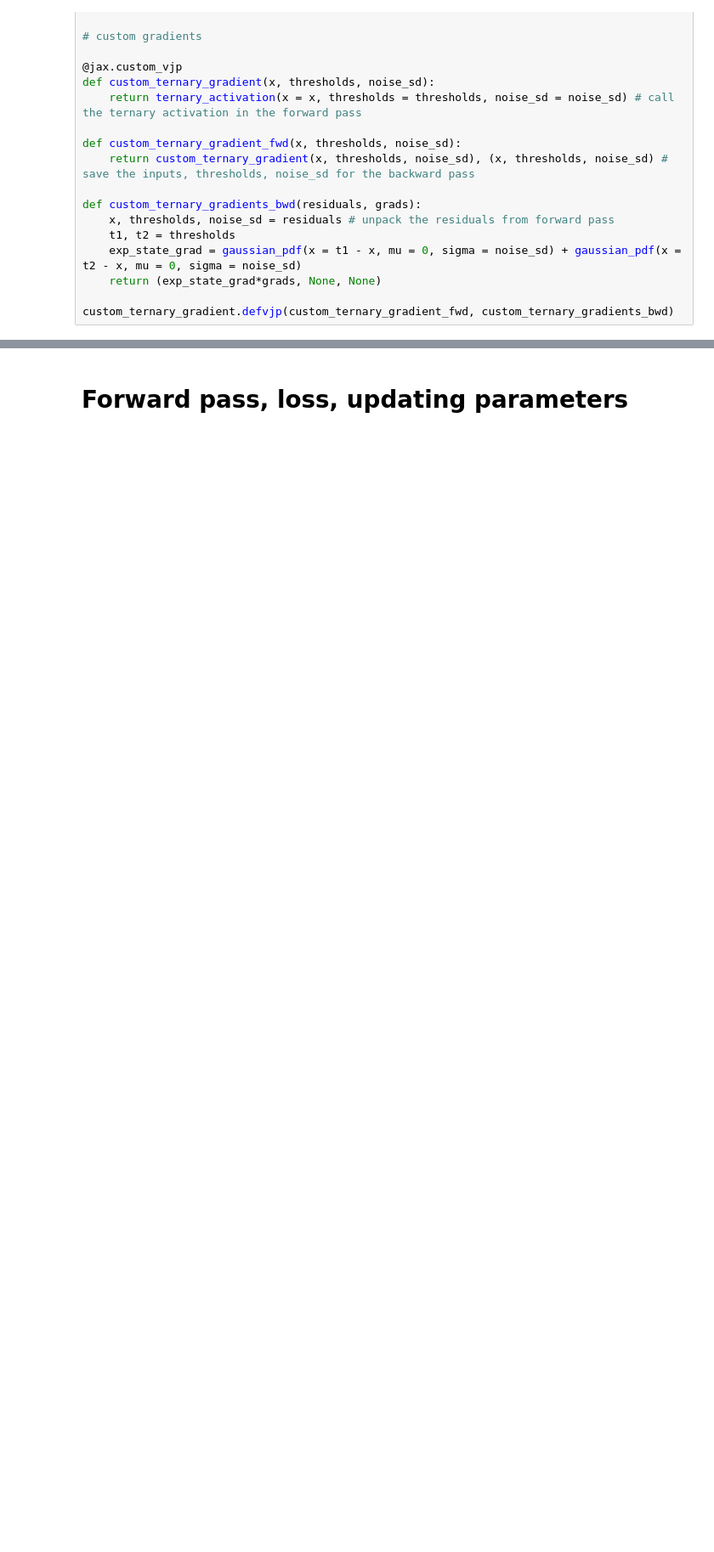
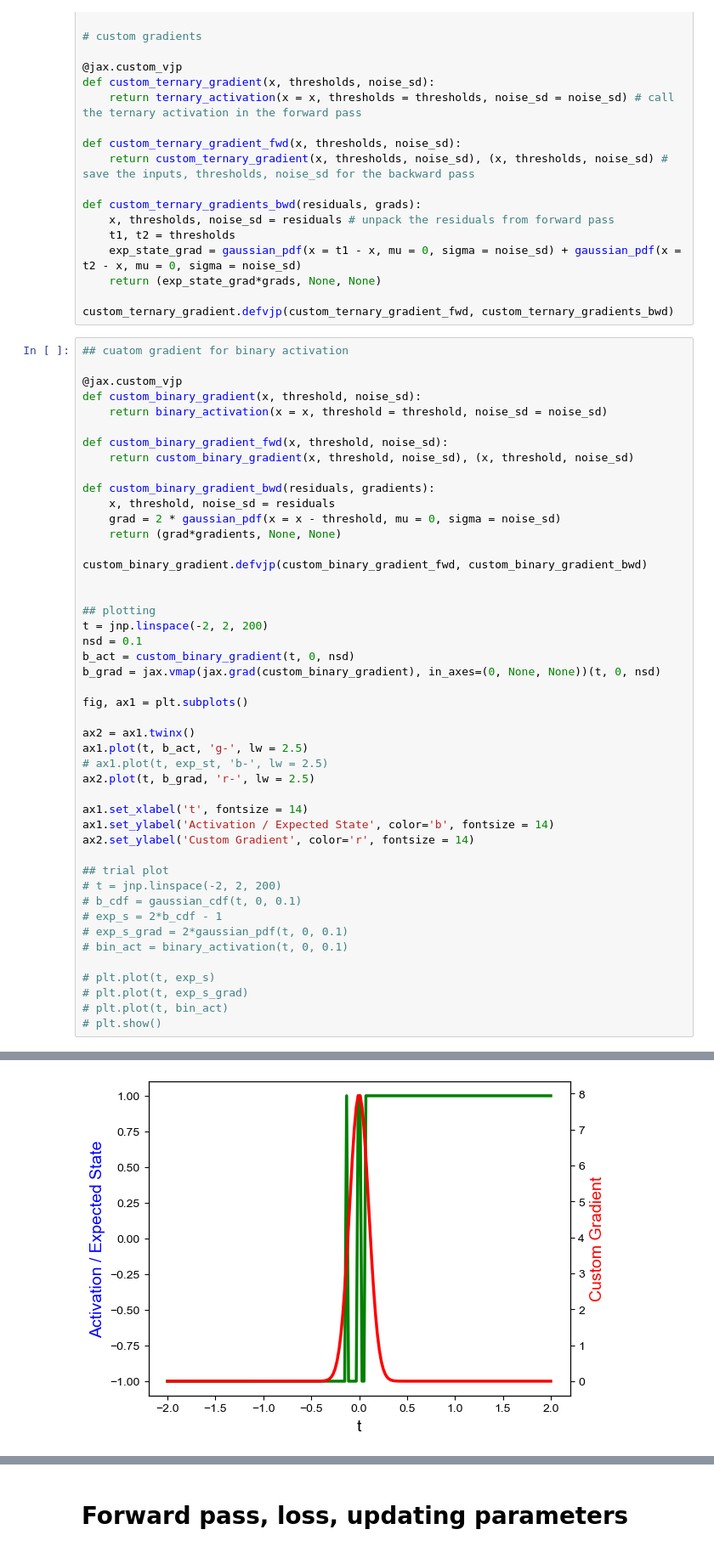
Before and after one commit to Integrated-Systems-Neuroengineering/scrramble, a Jupyter notebook: Notebooks/trident_v1.ipynb, the cells around one changed output, grey strips where cells are left out. Shown: that part at 85% size. Drawn from its saved outputs; the diff is of its cells as text; blank space fills up the shorter version.

```diff
--- a/Notebooks/trident_v1.ipynb
+++ b/Notebooks/trident_v1.ipynb
@@ -129,3 +129,50 @@ def custom_ternary_gradients_bwd(residuals, grads):
     return (exp_state_grad*grads, None, None)
 
 custom_ternary_gradient.defvjp(custom_ternary_gradient_fwd, custom_ternary_gradients_bwd)
+# %%
+## cuatom gradient for binary activation
+
+@jax.custom_vjp
+def custom_binary_gradient(x, threshold, noise_sd):
+    return binary_activation(x = x, threshold = threshold, noise_sd = noise_sd)
+
+def custom_binary_gradient_fwd(x, threshold, noise_sd):
+    return custom_binary_gradient(x, threshold, noise_sd), (x, threshold, noise_sd)
+
+def custom_binary_gradient_bwd(residuals, gradients):
+    x, threshold, noise_sd = residuals
+    grad = 2 * gaussian_pdf(x = x - threshold, mu = 0, sigma = noise_sd)
+    return (grad*gradients, None, None)
+
+custom_binary_gradient.defvjp(custom_binary_gradient_fwd, custom_binary_gradient_bwd)
+
+
+## plotting
+t = jnp.linspace(-2, 2, 200)
+nsd = 0.1
+b_act = custom_binary_gradient(t, 0, nsd)
+b_grad = jax.vmap(jax.grad(custom_binary_gradient), in_axes=(0, None, None))(t, 0, nsd)
+
+fig, ax1 = plt.subplots()
+
+ax2 = ax1.twinx()
+ax1.plot(t, b_act, 'g-', lw = 2.5)
+# ax1.plot(t, exp_st, 'b-', lw = 2.5)
+ax2.plot(t, b_grad, 'r-', lw = 2.5)
+
+ax1.set_xlabel('t', fontsize = 14)
+ax1.set_ylabel('Activation / Expected State', color='b', fontsize = 14)
+ax2.set_ylabel('Custom Gradient', color='r', fontsize = 14)
+
+## trial plot
+# t = jnp.linspace(-2, 2, 200)
+# b_cdf = gaussian_cdf(t, 0, 0.1)
+# exp_s = 2*b_cdf - 1
+# exp_s_grad = 2*gaussian_pdf(t, 0, 0.1)
+# bin_act = binary_activation(t, 0, 0.1)
+
+# plt.plot(t, exp_s)
+# plt.plot(t, exp_s_grad)
+# plt.plot(t, bin_act)
+# plt.show()
+# %% [output]
@@ -132,3 +180,4 @@ custom_ternary_gradient.defvjp(custom_ternary_gradient_fwd, custom_ternary_gradi
+[figure, added]
 # %%
 ## testing
 t = jnp.linspace(-2, 2, 200)
```
Also changed, not shown: parts of 14 cells of this notebook.
